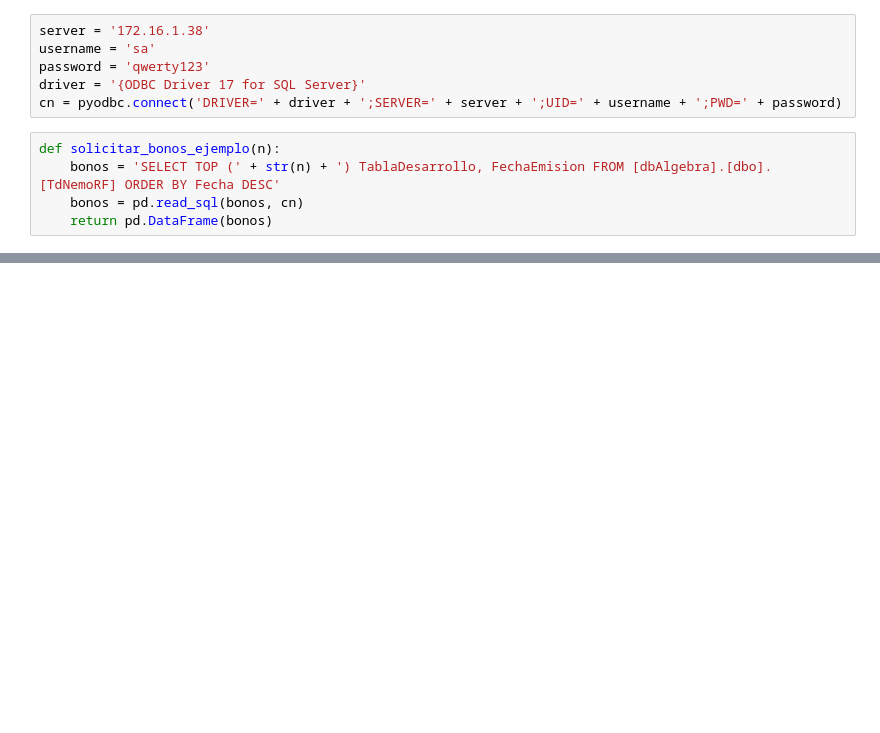
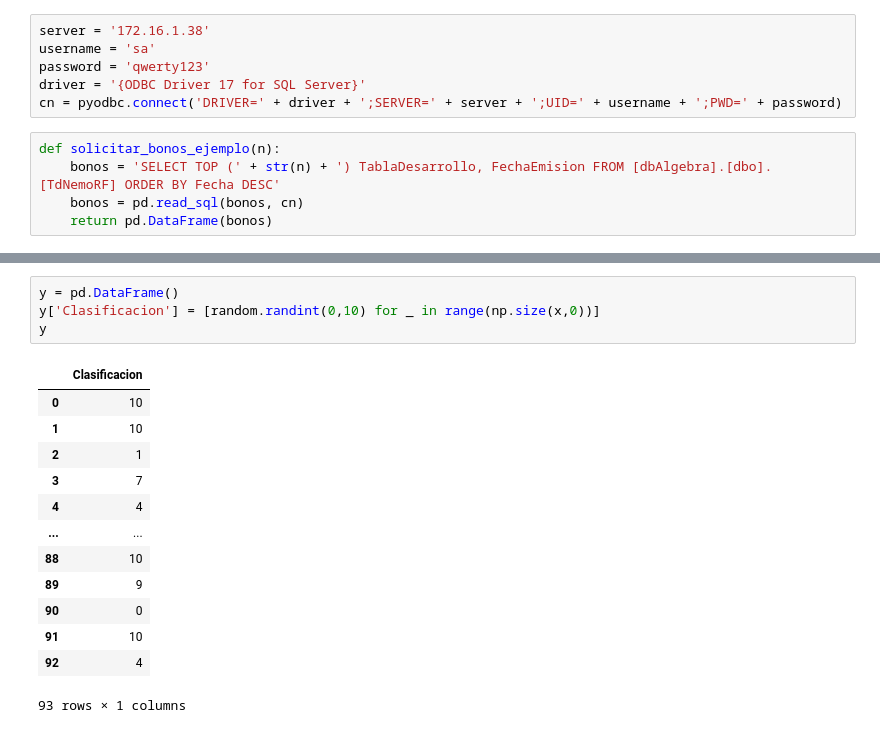
Before and after one commit to GrosoWoW/Practica, a Jupyter notebook: Intento/Cartera/Experimentacion_Intervalos.ipynb, the cells around one changed output, grey strips where cells are left out. Drawn from its saved outputs; the diff is of its cells as text; blank space fills up the shorter version.

```diff
--- a/Intento/Cartera/Experimentacion_Intervalos.ipynb
+++ b/Intento/Cartera/Experimentacion_Intervalos.ipynb
@@ -60,0 +115,18 @@ data = pd.DataFrame()
+# %%
+y = pd.DataFrame()
+y['Clasificacion'] = [random.randint(0,10) for _ in range(np.size(x,0))]
+y
+# %% [output]
+|  | Clasificacion |
+| 0 | 10 |
+| 1 | 10 |
+| 2 | 1 |
+| 3 | 7 |
+| 4 | 4 |
+| ... | ... |
+| 88 | 10 |
+| 89 | 9 |
+| 90 | 0 |
+| 91 | 10 |
+| 92 | 4 |
+93 rows × 1 columns
```
Also changed, not shown: parts of 10 cells of this notebook, 1 other file.
